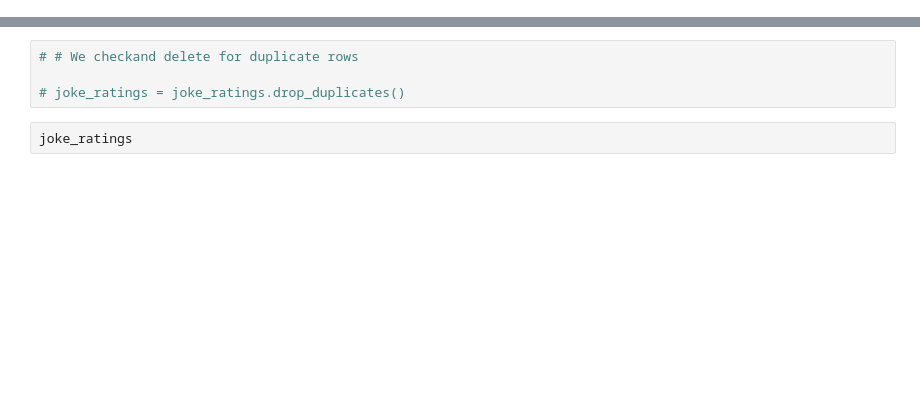
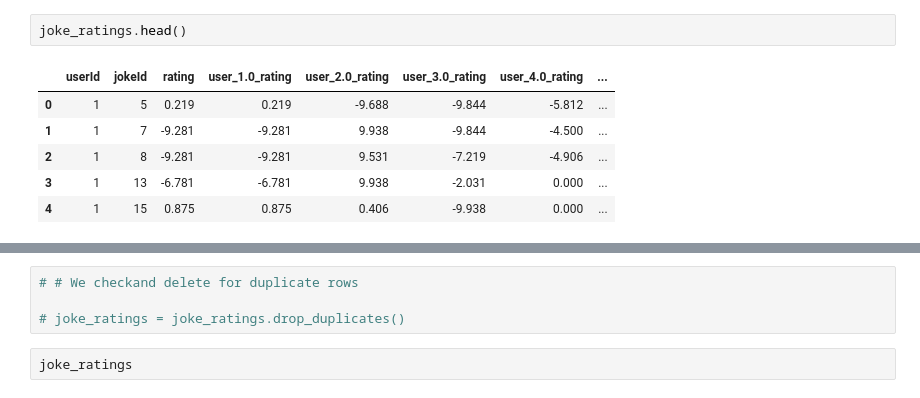
Before and after one commit to rishsanyal/comedian, a Jupyter notebook: comedian.ipynb, the cells around one changed output, grey strips where cells are left out. Cells and saved outputs as stored; diff of their text form; blank space fills up the shorter version.

```diff
--- a/comedian.ipynb
+++ b/comedian.ipynb
@@ -124,2 +138,11 @@ joke_ratings.drop_duplicates(subset=['jokeId'], keep='first', inplace=True)
+# %%
+joke_ratings.head()
+# %% [output]
+|  | userId | jokeId | rating | user_1.0_rating | user_2.0_rating | user_3.0_rating | user_4.0_rating | ... |
+| 0 | 1 | 5 | 0.219 | 0.219 | -9.688 | -9.844 | -5.812 | ... |
+| 1 | 1 | 7 | -9.281 | -9.281 | 9.938 | -9.844 | -4.500 | ... |
+| 2 | 1 | 8 | -9.281 | -9.281 | 9.531 | -7.219 | -4.906 | ... |
+| 3 | 1 | 13 | -6.781 | -6.781 | 9.938 | -2.031 | 0.000 | ... |
+| 4 | 1 | 15 | 0.875 | 0.875 | 0.406 | -9.938 | 0.000 | ... |
 # %%
 joke_ratings.drop(columns=['userId', 'rating'], inplace=True)
```
Also changed, not shown: parts of 33 cells of this notebook.
